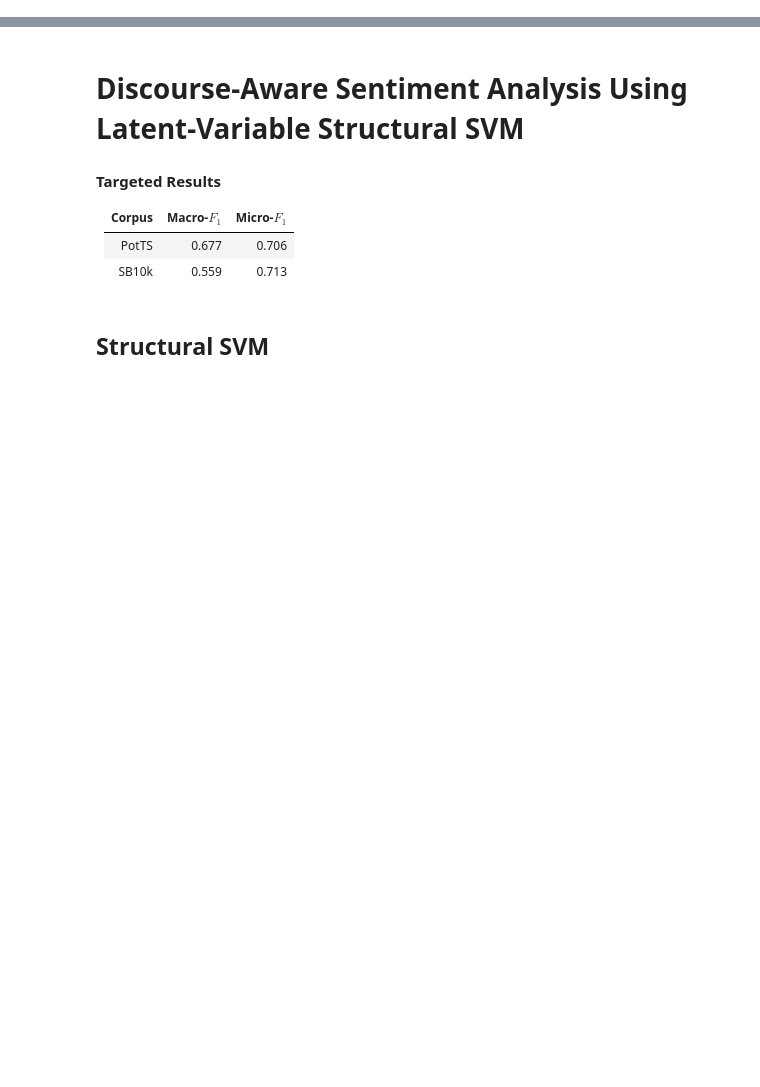
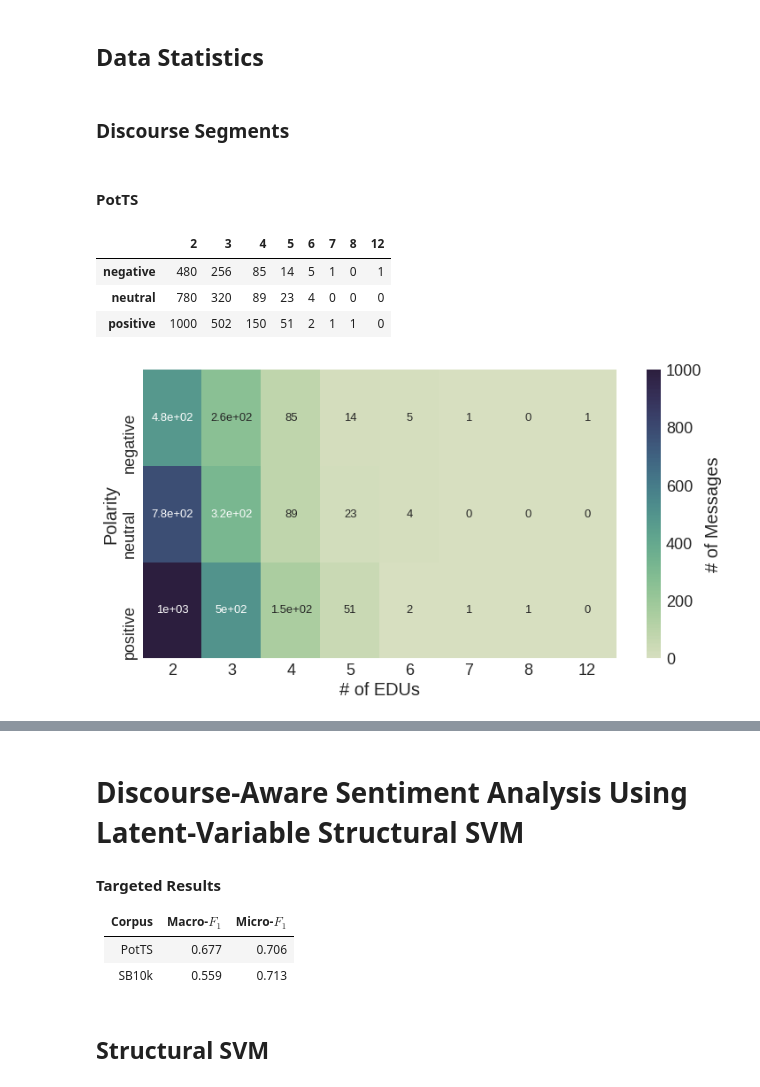
Before and after one commit to WladimirSidorenko/Dissertation, a Jupyter notebook: notebooks/dasa.ipynb, the cells around one changed output, grey strips where cells are left out. Saved outputs shown, nothing was run; the diff lists cells and outputs as text; code cells hidden in the pictures; blank space fills up the shorter version.

Commit message:
restored data heatmaps

```diff
--- a/notebooks/dasa.ipynb
+++ b/notebooks/dasa.ipynb
@@ -0,0 +13,53 @@
+# %%
+# Variables and Constants
+ANNOT = True
+LGND_FS = 18
+LBL_FS = 20
+CMAP = sns.cubehelix_palette(1000, start=.5, rot=-.75, as_cmap=True)
+HEATMAP_SETTINGS = {"annot": ANNOT, "cmap": CMAP,
+                    "cbar_kws": {"label": "# of Messages"},
+                    "annot_kws": {"size": 13}}
+
+# Common settings
+# sns.set_context("notebook", rc={"figure.figsize": (13, 5), "figure.dpi": 30,
+#                             "xtick.labelsize": LGND_FS, "ytick.labelsize": LGND_FS,
+#                             "legend.fontsize": 20, "axes.labelsize": LBL_FS})
+sns.set_context("paper", rc={"figure.figsize": (12, 6), "figure.dpi": 300,
+                            "xtick.labelsize": LGND_FS, "ytick.labelsize": LGND_FS,
+                            "legend.fontsize": 20, "axes.labelsize": LBL_FS})
+
+# Common convenience methods
+def dict2df(idict):
+    idict = pd.DataFrame(idict)
+    return idict.pivot("Method", "Lexicon", "score")
+# %% [markdown]
+## Data Statistics
+# %% [markdown]
+### Discourse Segments
+# %% [markdown]
+#### PotTS
+# %%
+POTTS_STAT = defaultdict(lambda: {"positive": 0, "negative": 0, "neutral": 0})
+
+POTTS_STAT[2] = {"positive": 1000, "negative": 480, "neutral": 780}
+POTTS_STAT[3] = {"positive": 502, "negative": 256, "neutral": 320}
+POTTS_STAT[4] = {"positive": 150, "negative": 85, "neutral": 89}
+POTTS_STAT[5] = {"positive": 51, "negative": 14, "neutral": 23}
+POTTS_STAT[6] = {"positive": 2, "negative": 5, "neutral": 4}
+POTTS_STAT[7] = {"positive": 1, "negative": 1, "neutral": 0}
+POTTS_STAT[8] = {"positive": 1, "negative": 0, "neutral": 0}
+POTTS_STAT[12] = {"positive": 0, "negative": 1, "neutral": 0}
+
+POTTS_PD_STAT = pd.DataFrame(POTTS_STAT)
+POTTS_PD_STAT
+# %% [output]
+|  | 2 | 3 | 4 | 5 | 6 | 7 | 8 | 12 |
+| negative | 480 | 256 | 85 | 14 | 5 | 1 | 0 | 1 |
+| neutral | 780 | 320 | 89 | 23 | 4 | 0 | 0 | 0 |
+| positive | 1000 | 502 | 150 | 51 | 2 | 1 | 1 | 0 |
+# %%
+POTTS_PLT = sns.heatmap(POTTS_PD_STAT, **HEATMAP_SETTINGS)
+POTTS_PLT.set(xlabel='# of EDUs', ylabel='Polarity')
+plt.savefig("dasa_potts_edu_distribution.png", bbox_inches='tight')
+# %% [output]
+[figure, added]
```
Also changed, not shown: parts of 16 cells of this notebook.
